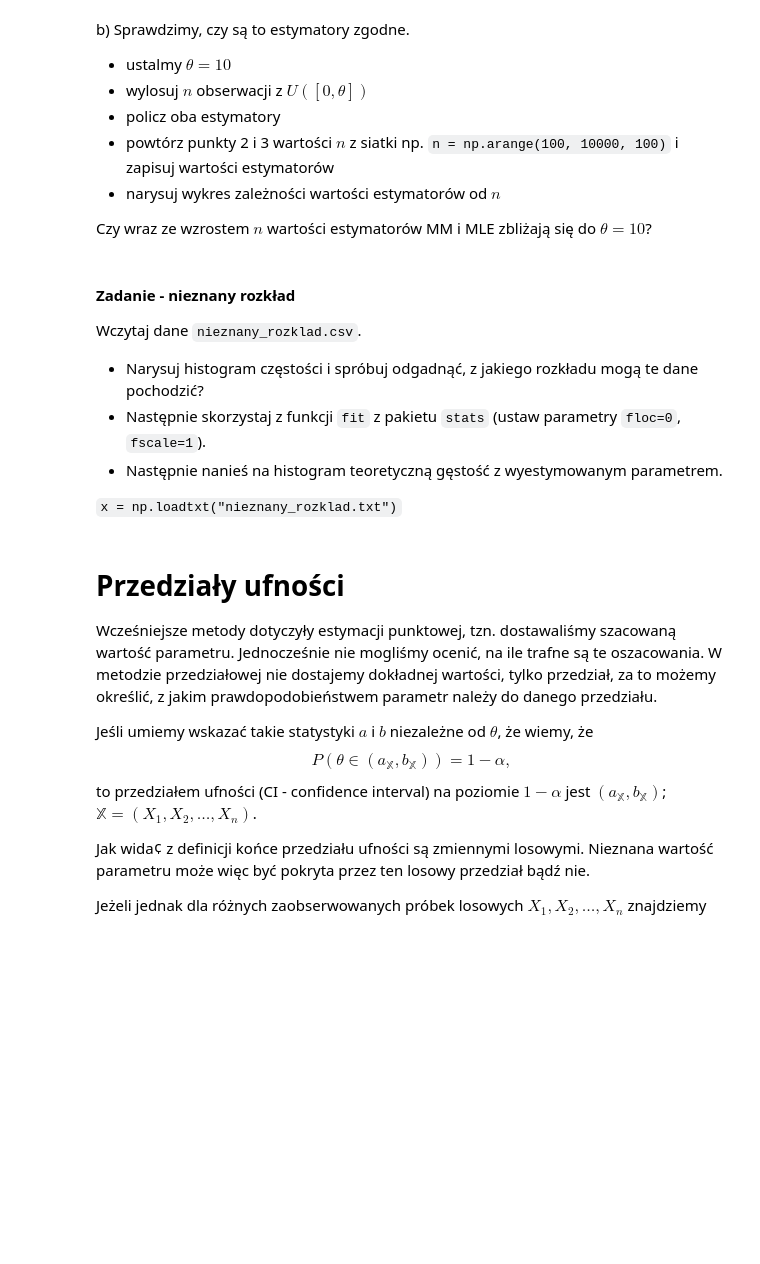
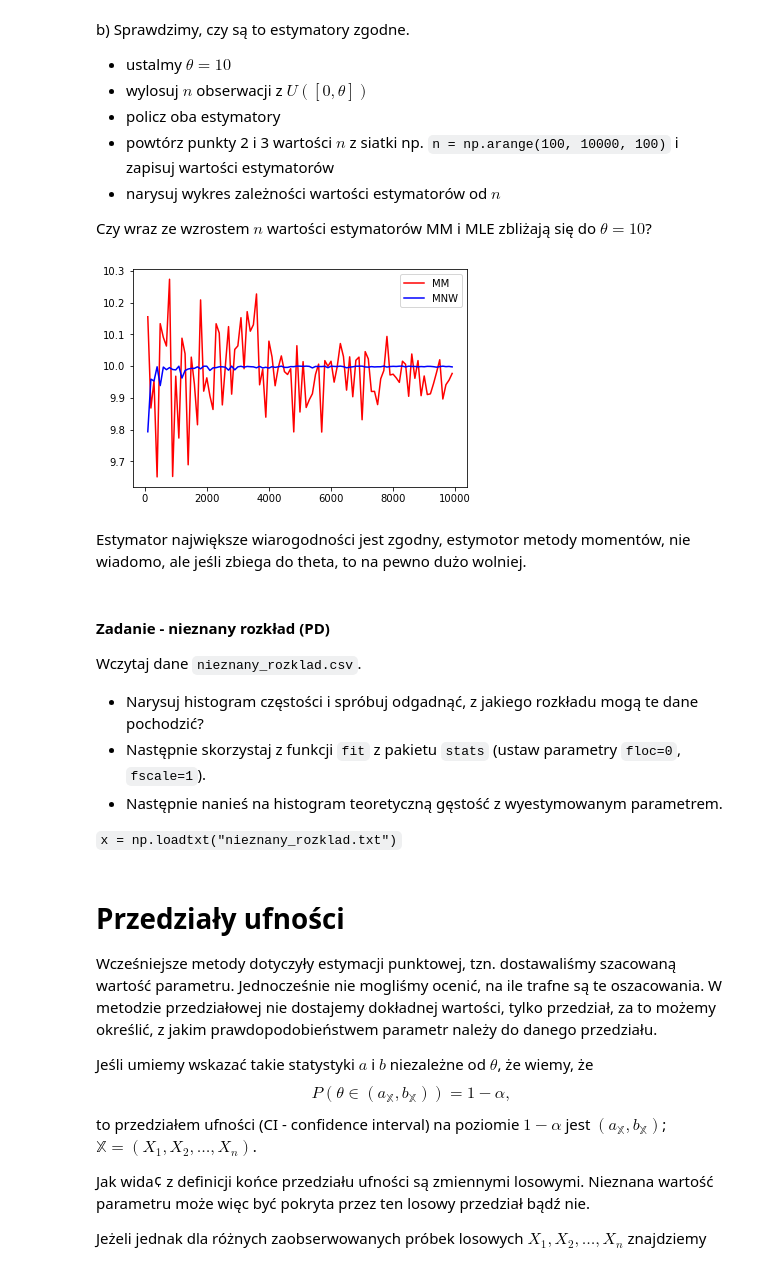
Before and after one commit to MalgosiaL/stat_prob_2020_10, a Jupyter notebook: niedziela_lab.ipynb, the cells around one changed output. Drawn from its saved outputs; the diff is of its cells as text; code cells hidden in the pictures; blank space fills up the shorter version.

```diff
--- a/niedziela_lab.ipynb
+++ b/niedziela_lab.ipynb
@@ -265,8 +340,29 @@ b) Sprawdzimy, czy są to estymatory zgodne.
  - narysuj wykres zależności wartości estymatorów od $n$
 
 Czy wraz ze wzrostem $n$ wartości estymatorów MM i MLE zbliżają się do $\theta = 10$?
+# %%
+theta = 10
+X = stats.uniform(0, theta)
+wynikiMM = []
+wynikiMNW = []
+for i in range(100, 10000, 100):
+    x = X.rvs(i)
+    thetaMM = 2 *  x.mean()
+    thetaMNW = x.max()
+    wynikiMM.append(thetaMM)
+    wynikiMNW.append(thetaMNW)
+
+
+plt.plot(np.arange(100, 10000, 100), wynikiMM, label='MM', color='red')
+plt.plot(np.arange(100, 10000, 100), wynikiMNW, label='MNW', color='blue')
+plt.legend()
+plt.show()
+# %% [output]
+[figure, added]
+# %% [markdown]
+Estymator największe wiarogodności jest zgodny, estymotor metody momentów, nie wiadomo, ale jeśli zbiega do theta, to na pewno dużo wolniej.
 # %% [markdown]
-#### Zadanie - nieznany rozkład
+#### Zadanie - nieznany rozkład (PD)
 
 Wczytaj dane `nieznany_rozklad.csv`.
 
```
Also changed, not shown: parts of 8 cells of this notebook.
